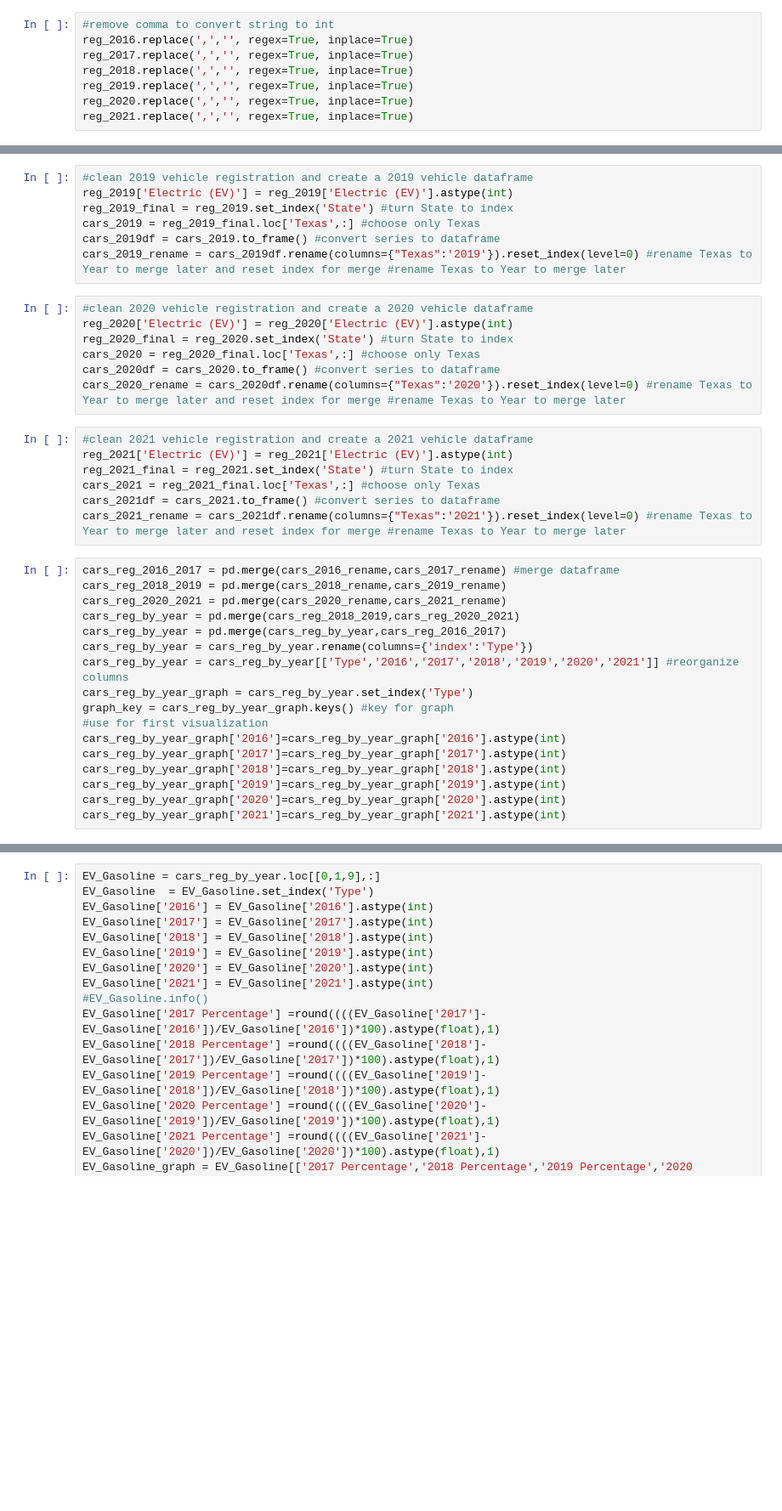
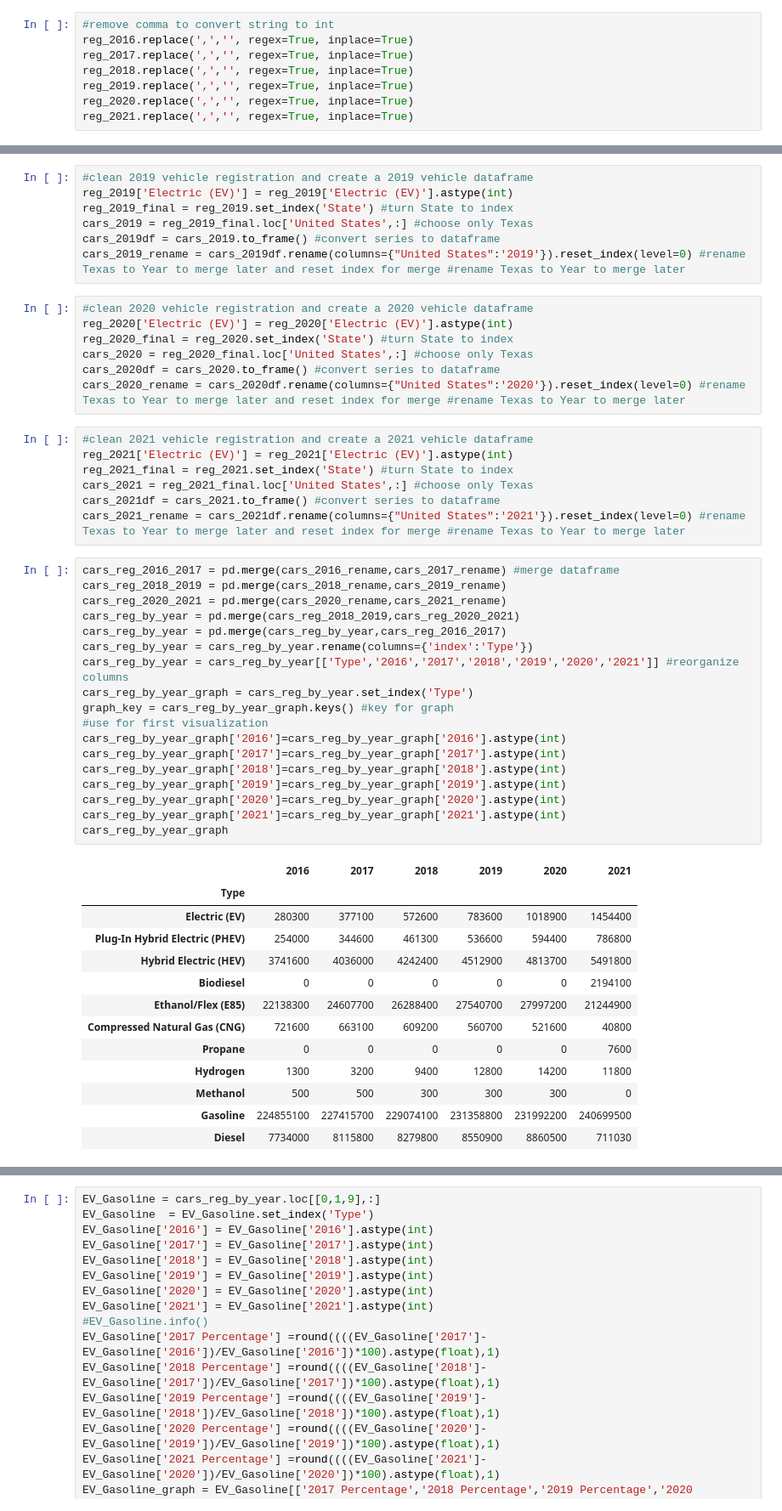
Before and after one commit to nhle95/Project1_group4, a Jupyter notebook: Is EV on the rise.ipynb, the cells around one changed output, grey strips where cells are left out. Shown at 85% size. Drawn from its saved outputs; the diff is of its cells as text; blank space fills up the shorter version.

```diff
--- a/Is EV on the rise.ipynb
+++ b/Is EV on the rise.ipynb
@@ -45,40 +45,55 @@ cars_2018_rename =cars_2018df.rename(columns={"Texas":'2018'}).reset_index(level
 #clean 2019 vehicle registration and create a 2019 vehicle dataframe
 reg_2019['Electric (EV)'] = reg_2019['Electric (EV)'].astype(int)
 reg_2019_final = reg_2019.set_index('State') #turn State to index
-cars_2019 = reg_2019_final.loc['Texas',:] #choose only Texas
+cars_2019 = reg_2019_final.loc['United States',:] #choose only Texas
 cars_2019df = cars_2019.to_frame() #convert series to dataframe
-cars_2019_rename = cars_2019df.rename(columns={"Texas":'2019'}).reset_index(level=0) #rename Texas to Year to merge later and reset index for merge #rename Texas to Year to merge later
+cars_2019_rename = cars_2019df.rename(columns={"United States":'2019'}).reset_index(level=0) #rename Texas to Year to merge later and reset index for merge #rename Texas to Year to merge later
 # %%
 #clean 2020 vehicle registration and create a 2020 vehicle dataframe
 reg_2020['Electric (EV)'] = reg_2020['Electric (EV)'].astype(int)
 reg_2020_final = reg_2020.set_index('State') #turn State to index
-cars_2020 = reg_2020_final.loc['Texas',:] #choose only Texas
+cars_2020 = reg_2020_final.loc['United States',:] #choose only Texas
 cars_2020df = cars_2020.to_frame() #convert series to dataframe
-cars_2020_rename = cars_2020df.rename(columns={"Texas":'2020'}).reset_index(level=0) #rename Texas to Year to merge later and reset index for merge #rename Texas to Year to merge later
+cars_2020_rename = cars_2020df.rename(columns={"United States":'2020'}).reset_index(level=0) #rename Texas to Year to merge later and reset index for merge #rename Texas to Year to merge later
 # %%
 #clean 2021 vehicle registration and create a 2021 vehicle dataframe
 reg_2021['Electric (EV)'] = reg_2021['Electric (EV)'].astype(int)
 reg_2021_final = reg_2021.set_index('State') #turn State to index
-cars_2021 = reg_2021_final.loc['Texas',:] #choose only Texas
+cars_2021 = reg_2021_final.loc['United States',:] #choose only Texas
 cars_2021df = cars_2021.to_frame() #convert series to dataframe
-cars_2021_rename = cars_2021df.rename(columns={"Texas":'2021'}).reset_index(level=0) #rename Texas to Year to merge later and reset index for merge #rename Texas to Year to merge later
+cars_2021_rename = cars_2021df.rename(columns={"United States":'2021'}).reset_index(level=0) #rename Texas to Year to merge later and reset index for merge #rename Texas to Year to merge later
 # %%
 cars_reg_2016_2017 = pd.merge(cars_2016_rename,cars_2017_rename) #merge dataframe
 cars_reg_2018_2019 = pd.merge(cars_2018_rename,cars_2019_rename)
 cars_reg_2020_2021 = pd.merge(cars_2020_rename,cars_2021_rename)
 cars_reg_by_year = pd.merge(cars_reg_2018_2019,cars_reg_2020_2021)
 cars_reg_by_year = pd.merge(cars_reg_by_year,cars_reg_2016_2017)
 cars_reg_by_year = cars_reg_by_year.rename(columns={'index':'Type'})
 cars_reg_by_year = cars_reg_by_year[['Type','2016','2017','2018','2019','2020','2021']] #reorganize columns
 cars_reg_by_year_graph = cars_reg_by_year.set_index('Type')
 graph_key = cars_reg_by_year_graph.keys() #key for graph
 #use for first visualization
 cars_reg_by_year_graph['2016']=cars_reg_by_year_graph['2016'].astype(int)
 cars_reg_by_year_graph['2017']=cars_reg_by_year_graph['2017'].astype(int)
 cars_reg_by_year_graph['2018']=cars_reg_by_year_graph['2018'].astype(int)
 cars_reg_by_year_graph['2019']=cars_reg_by_year_graph['2019'].astype(int)
 cars_reg_by_year_graph['2020']=cars_reg_by_year_graph['2020'].astype(int)
 cars_reg_by_year_graph['2021']=cars_reg_by_year_graph['2021'].astype(int)
+cars_reg_by_year_graph
+# %% [output]
+|  | 2016 | 2017 | 2018 | 2019 | 2020 | 2021 |
+| Type |  |  |  |  |  |  |
+| Electric (EV) | 280300 | 377100 | 572600 | 783600 | 1018900 | 1454400 |
+| Plug-In Hybrid Electric (PHEV) | 254000 | 344600 | 461300 | 536600 | 594400 | 786800 |
+| Hybrid Electric (HEV) | 3741600 | 4036000 | 4242400 | 4512900 | 4813700 | 5491800 |
+| Biodiesel | 0 | 0 | 0 | 0 | 0 | 2194100 |
+| Ethanol/Flex (E85) | 22138300 | 24607700 | 26288400 | 27540700 | 27997200 | 21244900 |
+| Compressed Natural Gas (CNG) | 721600 | 663100 | 609200 | 560700 | 521600 | 40800 |
+| Propane | 0 | 0 | 0 | 0 | 0 | 7600 |
+| Hydrogen | 1300 | 3200 | 9400 | 12800 | 14200 | 11800 |
+| Methanol | 500 | 500 | 300 | 300 | 300 | 0 |
+| Gasoline | 224855100 | 227415700 | 229074100 | 231358800 | 231992200 | 240699500 |
+| Diesel | 7734000 | 8115800 | 8279800 | 8550900 | 8860500 | 711030 |
 # %%
 #graph second visualization
 Electric1 = cars_reg_by_year_graph.loc['Electric (EV)',:]
```
Also changed, not shown: parts of 6 cells of this notebook, 2 other files.
